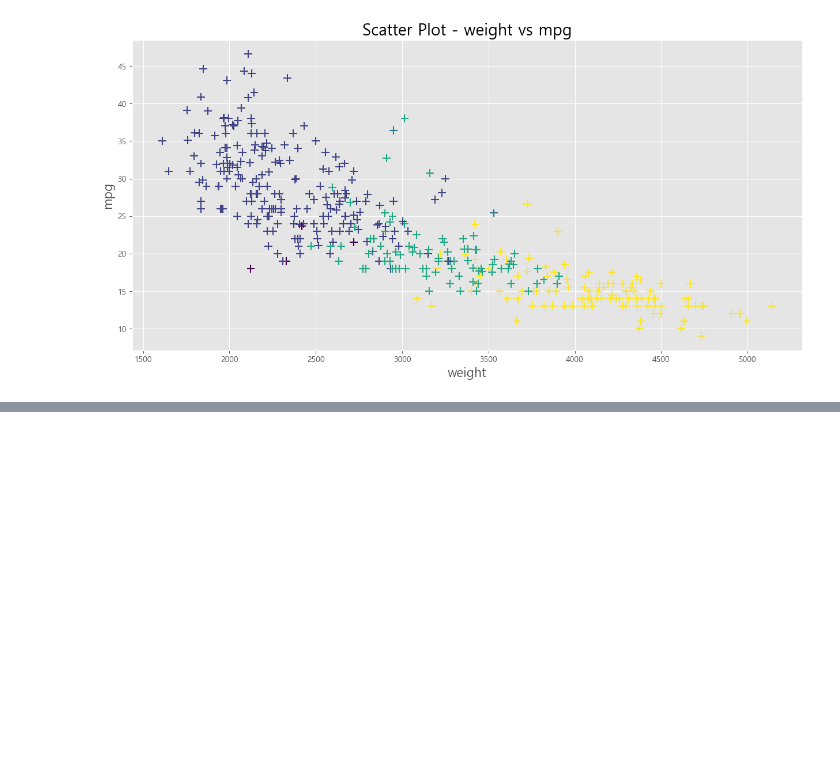
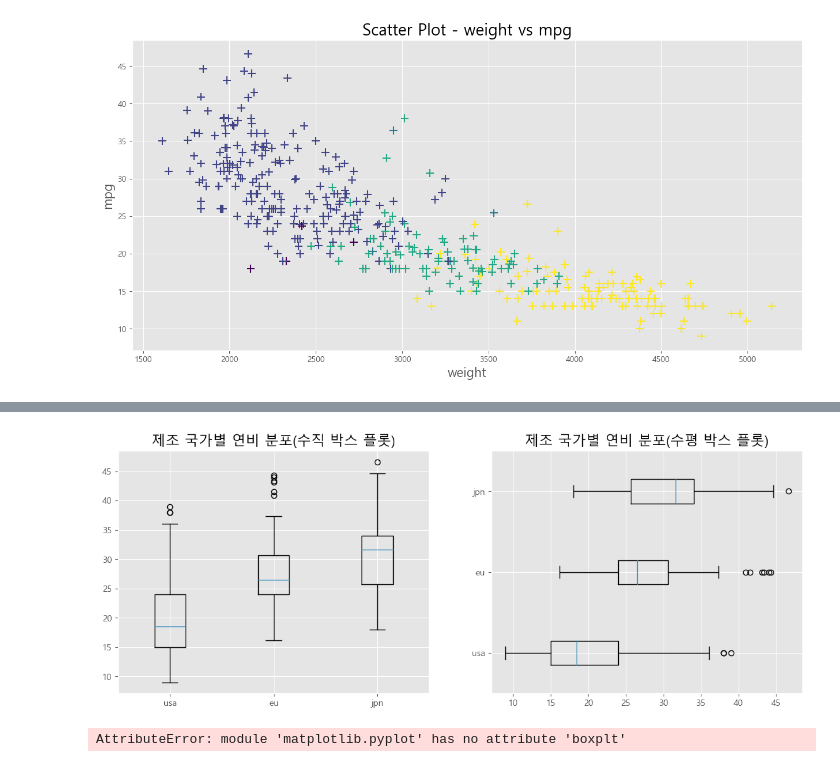
Before and after one commit to sihogu/lecture_bigdata, a Jupyter notebook: source/s2024.03.16_시각화도구3.ipynb, the cells around one changed output, grey strips where cells are left out. Drawn from its saved outputs; the diff is of its cells as text; code cells hidden in the pictures; blank space fills up the shorter version.

```diff
--- a/source/s2024.03.16_시각화도구3.ipynb
+++ b/source/s2024.03.16_시각화도구3.ipynb
@@ -116,0 +150,24 @@ plt.show()
+# %%
+mpg_usa = car['mpg'][car['origin'] == 1]
+mpg_eu = car['mpg'][car['origin'] == 2]
+mpg_jpn = car['mpg'][car['origin'] == 3]
+mpg_list = [mpg_usa, mpg_eu, mpg_jpn]
+
+
+figure = plt.figure(figsize = (14,5))
+ax1 = figure.add_subplot(1,2,1)
+ax2 = figure.add_subplot(1,2,2)
+
+ax1.boxplot(x=mpg_list, vert = True, labels = ['usa','eu','jpn'])
+ax2.boxplot(x=mpg_list, vert = False, labels = ['usa','eu','jpn'])
+
+ax1.set_title('제조 국가별 연비 분포(수직 박스 플롯)', size = 16)
+ax2.set_title('제조 국가별 연비 분포(수평 박스 플롯)', size = 16)
+
+plt.show()
+# %% [output]
+[figure, added]
+# %%
+plt.boxplt(x = '')
+# %% [output]
+AttributeError: module 'matplotlib.pyplot' has no attribute 'boxplt'
```
Also changed, not shown: parts of 5 cells of this notebook, 6 other files.
